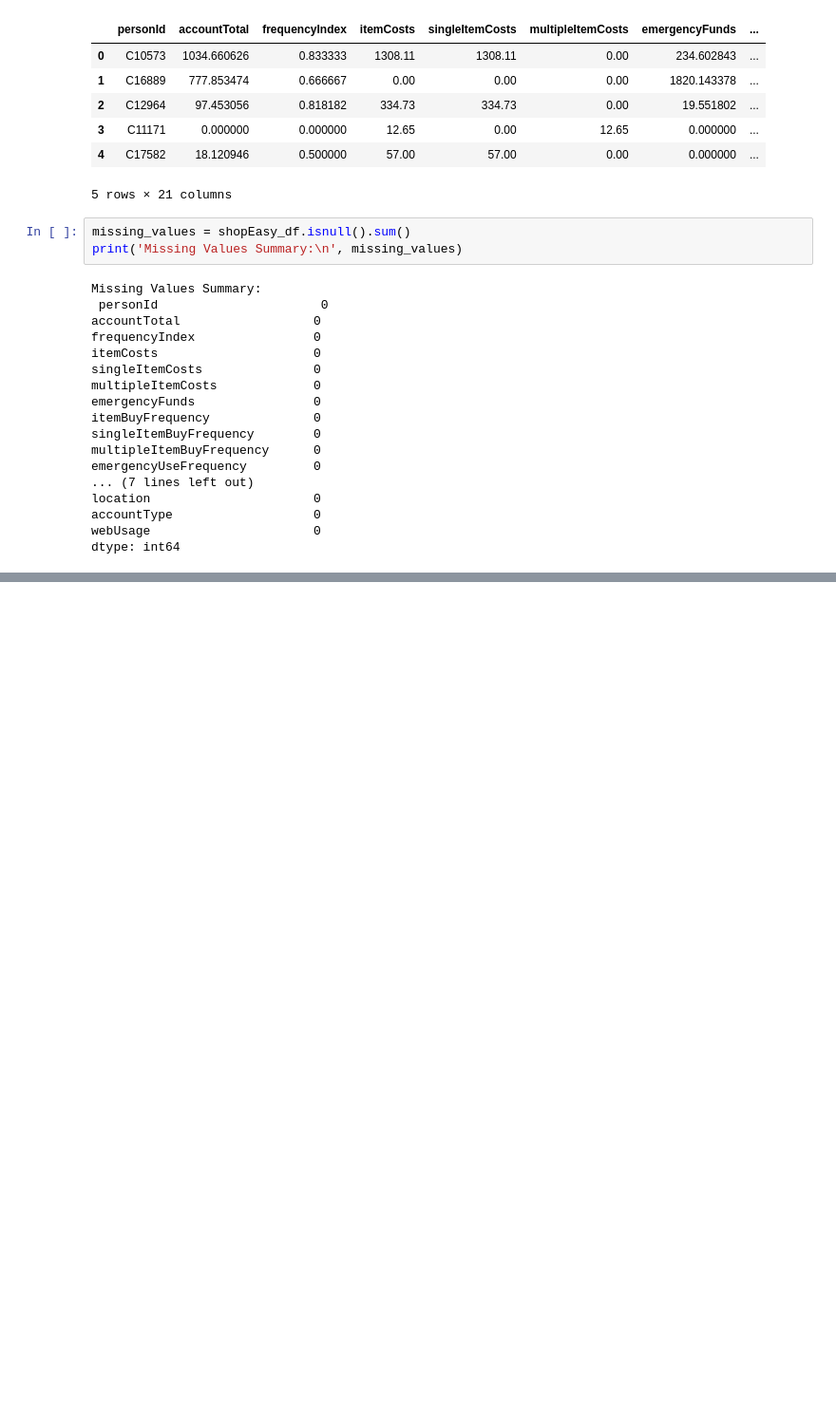
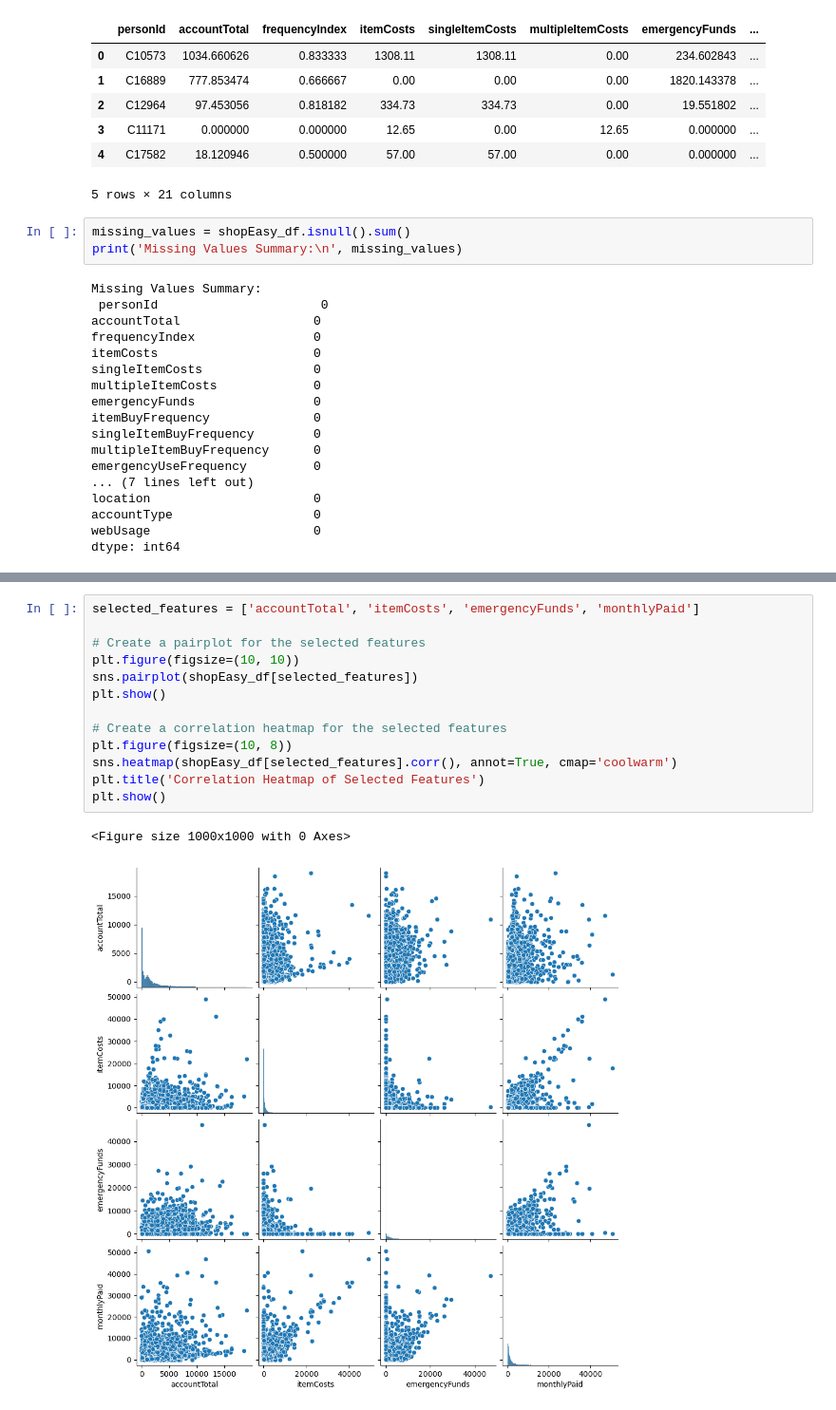
Before and after one commit to MattiaCervelli/AI-ML_project.shopEasy_283791, a Jupyter notebook: main.ipynb, the cells around one changed output, grey strips where cells are left out. Shown: that part at 95% size. Saved outputs shown, nothing was run; the diff lists cells and outputs as text; blank space fills up the shorter version.

Commit message:
pairplots upload

```diff
--- a/main.ipynb
+++ b/main.ipynb
@@ -43,0 +93,16 @@ plt.show()
+# %%
+selected_features = ['accountTotal', 'itemCosts', 'emergencyFunds', 'monthlyPaid']
+
+# Create a pairplot for the selected features
+plt.figure(figsize=(10, 10))
+sns.pairplot(shopEasy_df[selected_features])
+plt.show()
+
+# Create a correlation heatmap for the selected features
+plt.figure(figsize=(10, 8))
+sns.heatmap(shopEasy_df[selected_features].corr(), annot=True, cmap='coolwarm')
+plt.title('Correlation Heatmap of Selected Features')
+plt.show()
+# %% [output]
+<Figure size 1000x1000 with 0 Axes>
+[figure, added]
```
Also changed, not shown: parts of 8 cells of this notebook.
